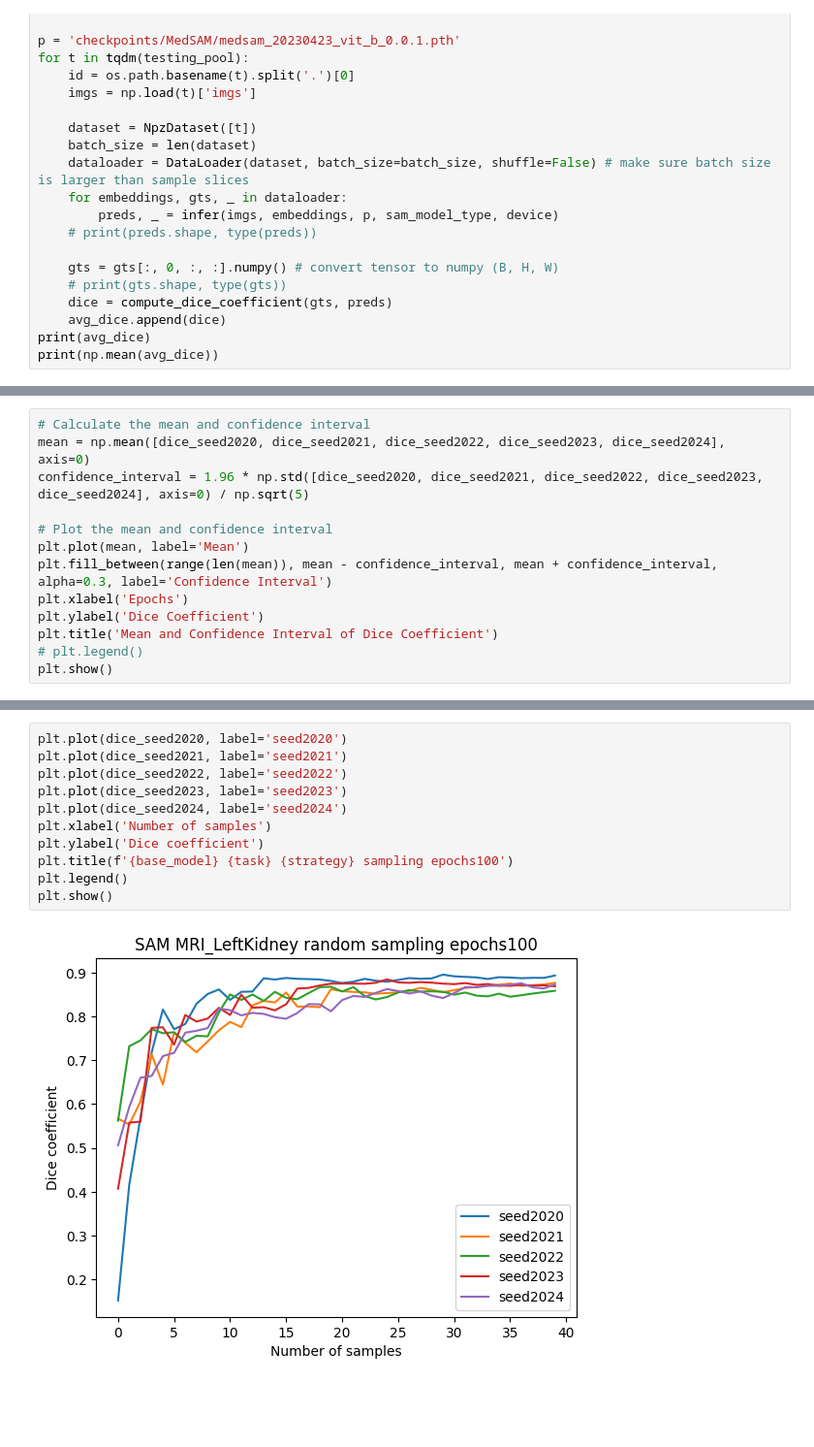
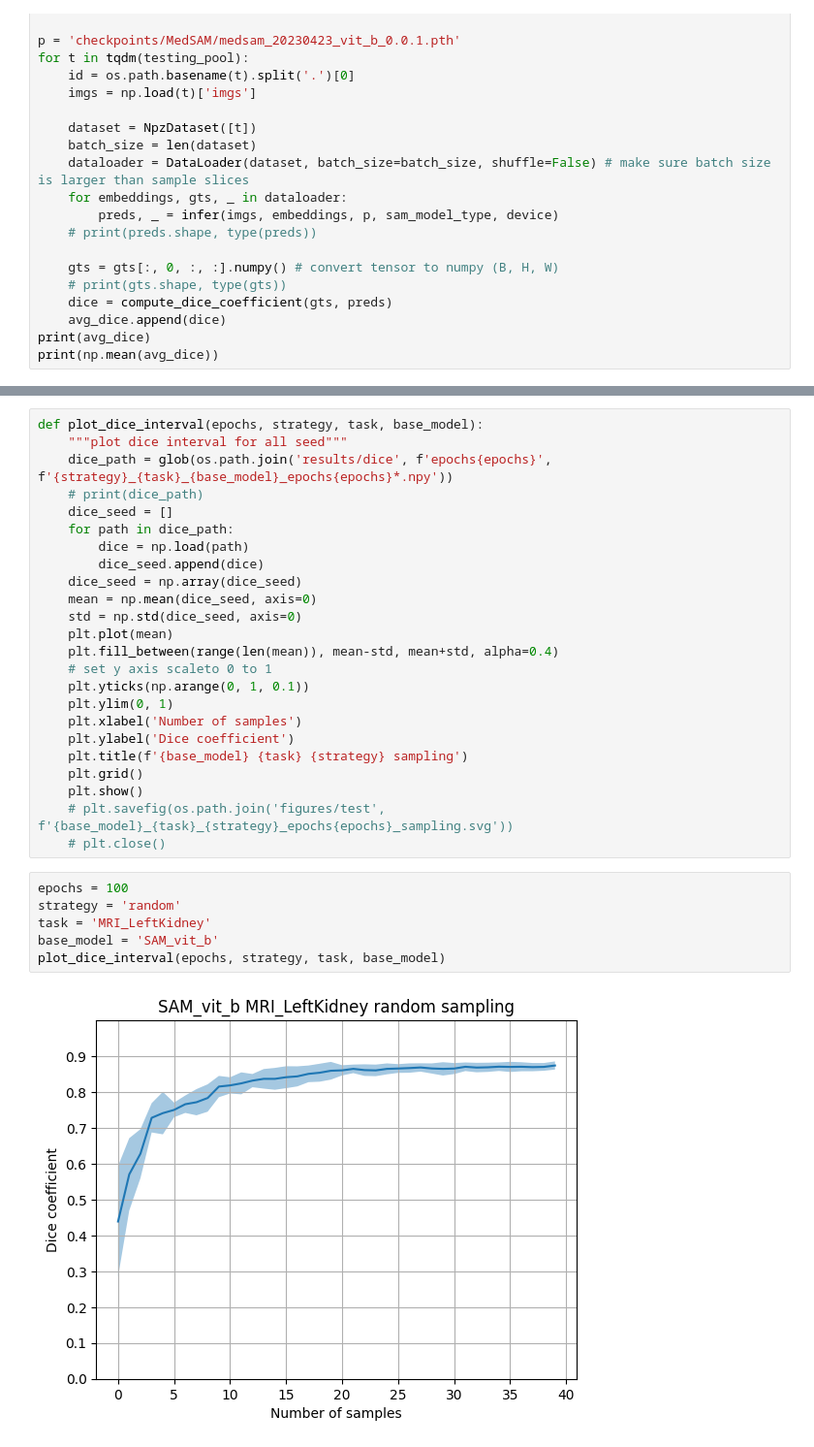
Before and after one commit to yexincheng/ALMRI, a Jupyter notebook: research_questions.ipynb, the cells around one changed output, grey strips where cells are left out. Shown at 97% size. Cells and saved outputs as stored; diff of their text form; blank space fills up the shorter version.

```diff
--- a/research_questions.ipynb
+++ b/research_questions.ipynb
@@ -644,13 +633,0 @@ dice_seed2024 = np.load('results/dice/epochs100/random_MRI_LeftKidney_SAM_vit_b_
-# %%
-# Calculate the mean and confidence interval
-mean = np.mean([dice_seed2020, dice_seed2021, dice_seed2022, dice_seed2023, dice_seed2024], axis=0)
-confidence_interval = 1.96 * np.std([dice_seed2020, dice_seed2021, dice_seed2022, dice_seed2023, dice_seed2024], axis=0) / np.sqrt(5)
-
-# Plot the mean and confidence interval
-plt.plot(mean, label='Mean')
-plt.fill_between(range(len(mean)), mean - confidence_interval, mean + confidence_interval, alpha=0.3, label='Confidence Interval')
-plt.xlabel('Epochs')
-plt.ylabel('Dice Coefficient')
-plt.title('Mean and Confidence Interval of Dice Coefficient')
-# plt.legend()
-plt.show()
@@ -659,13 +634,32 @@ plt.show()
-# %%
-plt.plot(dice_seed2020, label='seed2020')
-plt.plot(dice_seed2021, label='seed2021')
-plt.plot(dice_seed2022, label='seed2022')
-plt.plot(dice_seed2023, label='seed2023')
-plt.plot(dice_seed2024, label='seed2024')
-plt.xlabel('Number of samples')
-plt.ylabel('Dice coefficient')
-plt.title(f'{base_model} {task} {strategy} sampling epochs100')
-plt.legend()
-plt.show()
-# %% [output]
-[figure, removed]
+# %%
+def plot_dice_interval(epochs, strategy, task, base_model):
+    """plot dice interval for all seed"""
+    dice_path = glob(os.path.join('results/dice', f'epochs{epochs}', f'{strategy}_{task}_{base_model}_epochs{epochs}*.npy'))
+    # print(dice_path)
+    dice_seed = []
+    for path in dice_path:
+        dice = np.load(path)
+        dice_seed.append(dice)
+    dice_seed = np.array(dice_seed)
+    mean = np.mean(dice_seed, axis=0)
+    std = np.std(dice_seed, axis=0)
+    plt.plot(mean)
+    plt.fill_between(range(len(mean)), mean-std, mean+std, alpha=0.4)
+    # set y axis scaleto 0 to 1
+    plt.yticks(np.arange(0, 1, 0.1))
+    plt.ylim(0, 1)
+    plt.xlabel('Number of samples')
+    plt.ylabel('Dice coefficient')
+    plt.title(f'{base_model} {task} {strategy} sampling')
+    plt.grid()
+    plt.show()
+    # plt.savefig(os.path.join('figures/test', f'{base_model}_{task}_{strategy}_epochs{epochs}_sampling.svg'))
+    # plt.close()
+# %%
+epochs = 100
+strategy = 'random'
+task = 'MRI_LeftKidney'
+base_model = 'SAM_vit_b'
+plot_dice_interval(epochs, strategy, task, base_model)
+# %% [output]
+[figure, added]
```
Also changed, not shown: parts of 12 cells of this notebook.
